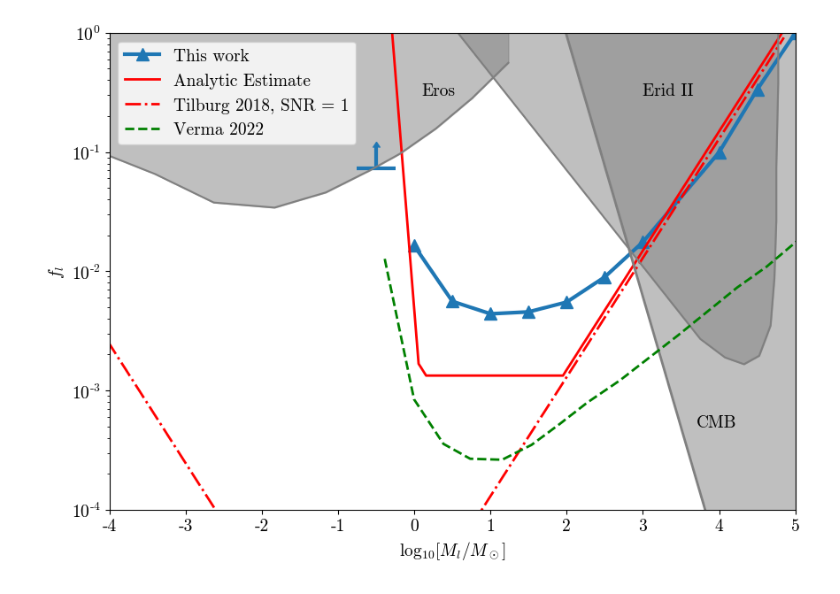
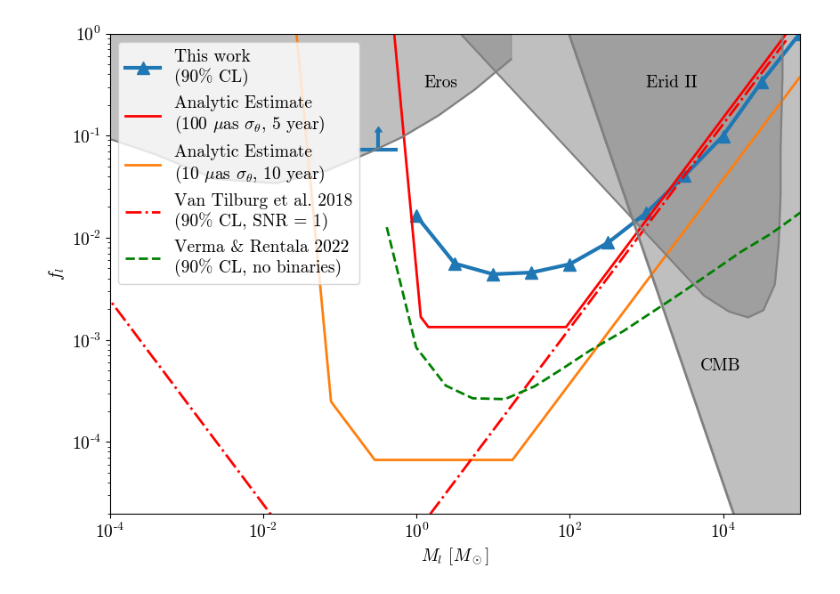
Before and after one commit to mkongsore/BlipFinder, a Jupyter notebook: PaperPlots/PBH_limit.ipynb, the cells around one changed output. Drawn from its saved outputs; the diff is of its cells as text; code cells hidden in the pictures.

Commit message:
update PBH constraint and photometric lensing plots

```diff
--- a/PaperPlots/PBH_limit.ipynb
+++ b/PaperPlots/PBH_limit.ipynb
@@ -68,6 +88,14 @@ p_lim[1] = [np.log10(flat/slope),flat]
 p_lim[2] = [np.log10(slope2/flat),flat]
 p_lim[3] = [np.log10((slope_strong/slope2)**(1/7)), slope2/(slope_strong/slope2)**(1/7)]
 p_lim[4] = [np.log10(slope_strong)/8,1]
+# %%
+p_lim_op = np.zeros((5,2))
+
+p_lim_op[0] = [5, slope_op*1e5]
+p_lim_op[1] = [np.log10(flat_op/slope_op),flat_op]
+p_lim_op[2] = [np.log10(slope2_op/flat_op),flat_op]
+p_lim_op[3] = [np.log10((slope_strong_op/slope2_op)**(1/7)), slope2_op/(slope_strong_op/slope2_op)**(1/7)]
+p_lim_op[4] = [np.log10(slope_strong_op)/8,1]
 # %%
 cmb = np.genfromtxt('constr/CMB_2.csv', delimiter = ',')
 f_cmb = interp.interp1d(np.log10(cmb[:,1]),np.log10(cmb[:,0]), fill_value="extrapolate")
@@ -76,85 +104,61 @@ cmb = np.array([[f_cmb(0),   1e0],
 # %%
 plt.figure(figsize = (10, 7))
 
-plt.plot([5,4.5, 4,3,2.5,2,1.5,1,0.5, 0],
+plt.plot(10**np.array([5,4.5, 4,3.5,3,2.5,2,1.5,1,0.5, 0]),
                                    [0.9966003726758029,
                                     0.33400175436188,
                                     0.09941772409363554,
+                                    0.040675040664489535,
                                     0.01756979170745691,
                                     0.008950216825655293,
                                     0.005508260210231061,
                                     0.0045603494255830905,
                                     0.004394502484151107,
                                     0.005588282293733946,
                                     0.016359060300228427],
-         color = 'tab:blue', marker = '^', markersize = 10, linestyle = '-', lw = 3, label = 'This work')
-
-"""
-plt.plot([5, 4,3,2.5,2,1.5,1,0.5, 0],
-                                   [1.4769777450009611,
-                                    0.1815857197341331,
-                                    0.06476390403594605,
-                                    0.04816027310251441,
-                                    0.024353484482457555,
-                                    0.01961654312668925,
-                                    0.018503129138480578,
-                                    0.022398120041823594,
-                                    0.045930572399858045],
-         color = 'tab:purple', marker = '^', markersize = 10, linestyle = '-', lw = 3, label = 'This work (BH bkg)')
-"""
-
-"""
-plt.fill_between([5, 4, 3,2.5,2,1.5,1,0.5, 0],
-                 [0.9966003726758029,
-                  0.09958861555929427,
-                  0.01770176821571573,
-                  0.009064614344213856,
-                  0.00570980046266589,
-                  0.004806968172187274,
-                  0.005186072221908902,
-                  0.006253560516378114,
-                  0.019489976079135454],
-                [0.9966003726758029,
-                 0.0991621664153647,
-                 0.01750498456061932,
-                 0.008884689137336638,
-                 0.005406263819938523,
-                 0.004364494261671757,
-                 0.004212000467412948,
-                 0.005436925462702411,
-                 0.013857276519548007],
-         color = 'tab:blue', alpha = .3)
-"""
+         color = 'tab:blue', marker = '^', markersize = 10, linestyle = '-', lw = 3, label = 'This work\n(90% CL)')
 
 
-plt.plot(p_lim[:,0], p_lim[:,1], 'r-', lw = 2, label = 'Analytic Estimate')
-plt.plot(kvt_blip[:,0], kvt_blip[:,1], 'r-.', label = 'Tilburg 2018, SNR = 1', lw = 2)
+
+
+plt.plot(10**(p_lim[:,0]), p_lim[:,1], 'r-', lw = 2,
+         label = 'Analytic Estimate\n(100 $\mu$as $\sigma_\\theta$, 5 year)')
+
+plt.plot(10**(p_lim_op[:,0]), p_lim_op[:,1], color = 'tab:orange', lw = 2,
+         label = 'Analytic Estimate\n(10 $\mu$as $\sigma_\\theta$, 10 year)')
+
+
+plt.plot(10**(kvt_blip[:,0]), kvt_blip[:,1], 'r-.', lw = 2,
+         label = 'Van Tilburg et al. 2018\n(90% CL, SNR = 1)')
 
 plt.yscale('log')
 
-plt.plot(erid2[:,0], erid2[:,1], 'gray')
-plt.plot(eros[:,0], eros[:,1], 'gray')
+plt.plot(10**(erid2[:,0]), erid2[:,1], 'gray')
+plt.plot(10**(eros[:,0]), eros[:,1], 'gray')
 
-plt.plot(cmb[:,0], cmb[:,1], 'gray', lw = 2)
-plt.plot(verma[:,0], verma[:,1], 'g--', label = 'Verma 2022', lw = 2)
+plt.plot(10**(cmb[:,0]), cmb[:,1], 'gray', lw = 2)
+plt.plot(10**(verma[:,0]), verma[:,1], 'g--', lw = 2,
+         label = 'Verma & Rentala 2022\n(90% CL, no binaries)')
 
 plt.yscale('log')
-plt.ylim(1e-4, 1)
-plt.xlabel('$\log_{10}[M_l/M_\odot]$')
+plt.xscale('log')
+plt.ylim(2e-5, 1)
+plt.xlabel('$M_l$ $[M_\odot]$')
 plt.ylabel('$f_l$')
-plt.xlim(-4, 5)
-plt.fill_between(erid2[:,0], erid2[:,1], np.ones(len(erid2)), color = 'gray', alpha = .5)
-plt.fill_between(eros[:,0], eros[:,1], np.ones(len(eros)), color = 'gray', alpha = .5)
-plt.fill_between(cmb[:,0], cmb[:,1], np.ones(len(cmb)), color = 'gray', alpha = .5)
+plt.xlim(1e-4, 1e5)
+plt.fill_between(10**(erid2[:,0]), erid2[:,1], np.ones(len(erid2)), color = 'gray', alpha = .5)
+plt.fill_between(10**(eros[:,0]), eros[:,1], np.ones(len(eros)), color = 'gray', alpha = .5)
+plt.fill_between(10**(cmb[:,0]), cmb[:,1], np.ones(len(cmb)), color = 'gray', alpha = .5)
 
-plt.legend(loc = 'best')
+plt.legend(loc = 'upper left')
 
-plt.text(3, 3e-1, 'Erid II')
-plt.text(.1, 3e-1, 'Eros')
-plt.text(3.7, 5e-4, 'CMB')
+plt.text(1e3, 3e-1, 'Erid II')
+plt.text(10**(.1), 3e-1, 'Eros')
+plt.text(10**(3.7), 5e-4, 'CMB')
 
-plt.errorbar(-.5, np.log(10)/(100/np.sqrt(10)), xerr = .25, yerr = np.log(10)/(100/np.sqrt(10))/2,
+plt.errorbar(10**(-.5), np.log(10)/(100/np.sqrt(10)), xerr = [[10**(-.5) - 10**(-.75)],
+                                                              [10**(-.25) - 10**(-.5)]], yerr = np.log(10)/(100/np.sqrt(10))/2,
              color = 'tab:blue',linestyle = 'None' ,lolims = True, lw = 3)
-plt.savefig('MACHO_constr.pdf')
+plt.savefig('MACHO_constr.pdf', dpi = 500, bbox_inches = 'tight')
 # %% [output]
-[figure, old version]
+[figure, new version]
```
Also changed, not shown: parts of 2 cells of this notebook, 1 other file.
